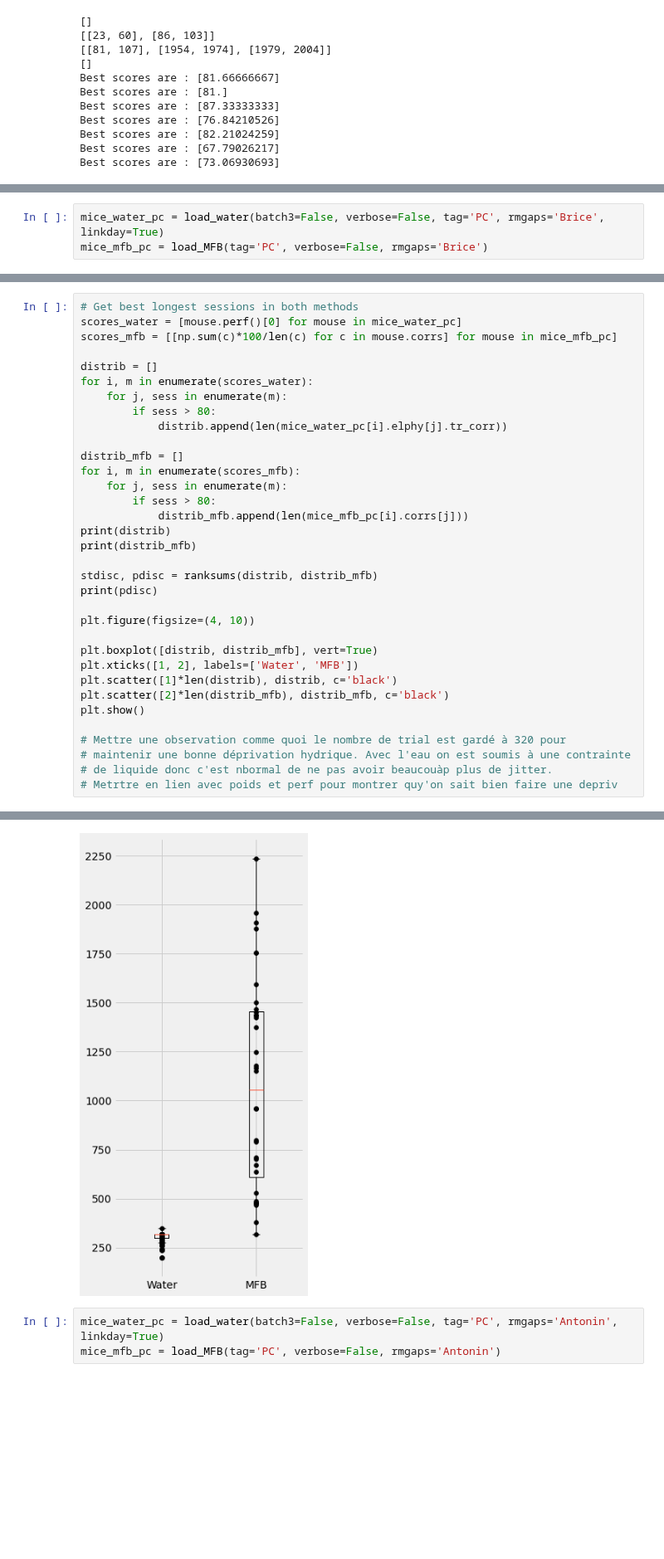
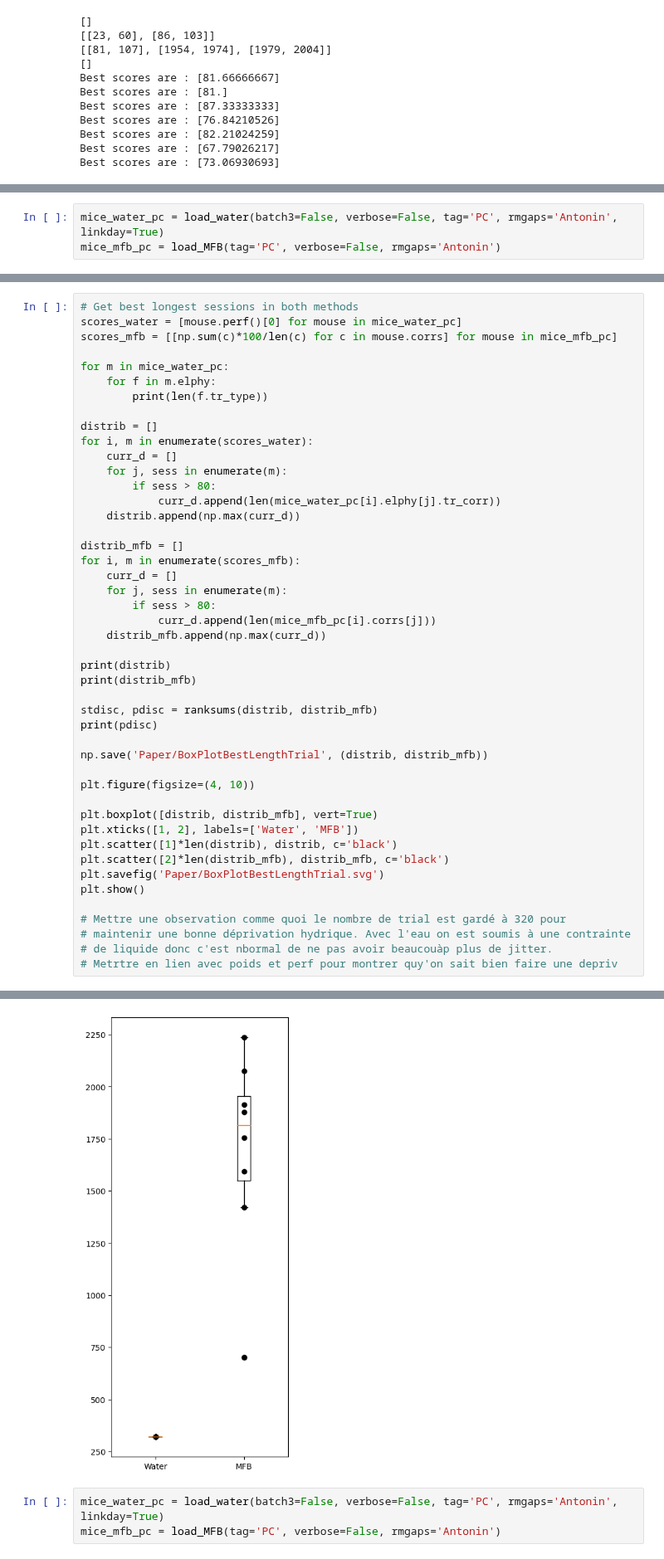
Before and after one commit to AntoninVerdier/Utilities, a Jupyter notebook: Elphy_Analysis/MFB_Figures.ipynb, the cells around one changed output, grey strips where cells are left out. Shown at 83% size. Cells and saved outputs as stored; diff of their text form; blank space fills up the shorter version.

```diff
--- a/Elphy_Analysis/MFB_Figures.ipynb
+++ b/Elphy_Analysis/MFB_Figures.ipynb
@@ -549,6 +560,6 @@ plt.show()
 0.023342202012890816
 [figure]
 # %%
-mice_water_pc = load_water(batch3=False, verbose=False, tag='PC', rmgaps='Brice', linkday=True)
-mice_mfb_pc = load_MFB(tag='PC', verbose=False, rmgaps='Brice')
+mice_water_pc = load_water(batch3=False, verbose=False, tag='PC', rmgaps='Antonin', linkday=True)
+mice_mfb_pc = load_MFB(tag='PC', verbose=False, rmgaps='Antonin')
 # %% [output]
@@ -565,22 +576,33 @@ mice_mfb_pc = load_MFB(tag='PC', verbose=False, rmgaps='Brice')
 scores_water = [mouse.perf()[0] for mouse in mice_water_pc]
 scores_mfb = [[np.sum(c)*100/len(c) for c in mouse.corrs] for mouse in mice_mfb_pc]
 
+for m in mice_water_pc:
+    for f in m.elphy:
+        print(len(f.tr_type))
+
 distrib = []
 for i, m in enumerate(scores_water):
+    curr_d = []
     for j, sess in enumerate(m):
         if sess > 80:
-            distrib.append(len(mice_water_pc[i].elphy[j].tr_corr))
+            curr_d.append(len(mice_water_pc[i].elphy[j].tr_corr))
+    distrib.append(np.max(curr_d))
 
 distrib_mfb = []
 for i, m in enumerate(scores_mfb):
+    curr_d = []
     for j, sess in enumerate(m):
         if sess > 80:
-            distrib_mfb.append(len(mice_mfb_pc[i].corrs[j]))
+            curr_d.append(len(mice_mfb_pc[i].corrs[j]))
+    distrib_mfb.append(np.max(curr_d))
+
 print(distrib)
 print(distrib_mfb)
 
 stdisc, pdisc = ranksums(distrib, distrib_mfb)
 print(pdisc)
+
+np.save('Paper/BoxPlotBestLengthTrial', (distrib, distrib_mfb))
 
 plt.figure(figsize=(4, 10))
 
@@ -588,6 +610,7 @@ plt.boxplot([distrib, distrib_mfb], vert=True)
 plt.xticks([1, 2], labels=['Water', 'MFB'])
 plt.scatter([1]*len(distrib), distrib, c='black')
 plt.scatter([2]*len(distrib_mfb), distrib_mfb, c='black')
+plt.savefig('Paper/BoxPlotBestLengthTrial.svg')
 plt.show()
 
 # Mettre une observation comme quoi le nombre de trial est gardé à 320 pour
@@ -601,4 +638,4 @@ plt.show()
-[figure, old version]
+[figure, new version]
 # %%
 mice_water_pc = load_water(batch3=False, verbose=False, tag='PC', rmgaps='Antonin', linkday=True)
 mice_mfb_pc = load_MFB(tag='PC', verbose=False, rmgaps='Antonin')
```
Also changed, not shown: parts of 5 cells of this notebook, 4 other files.
